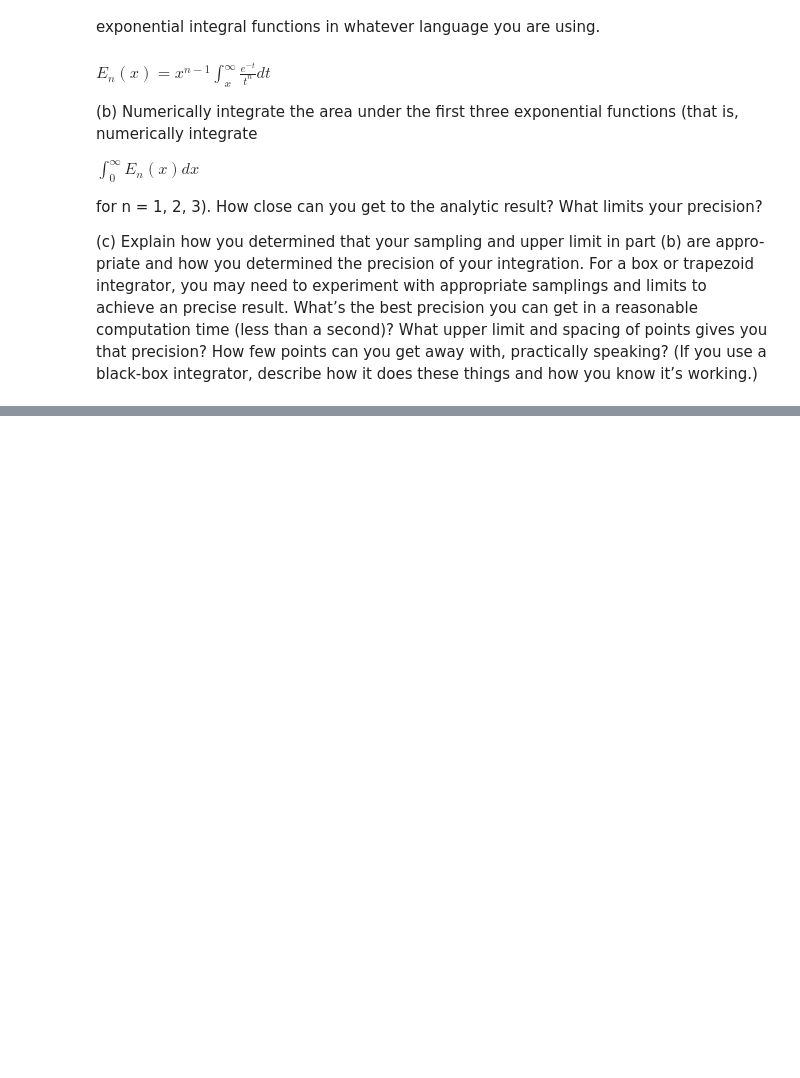
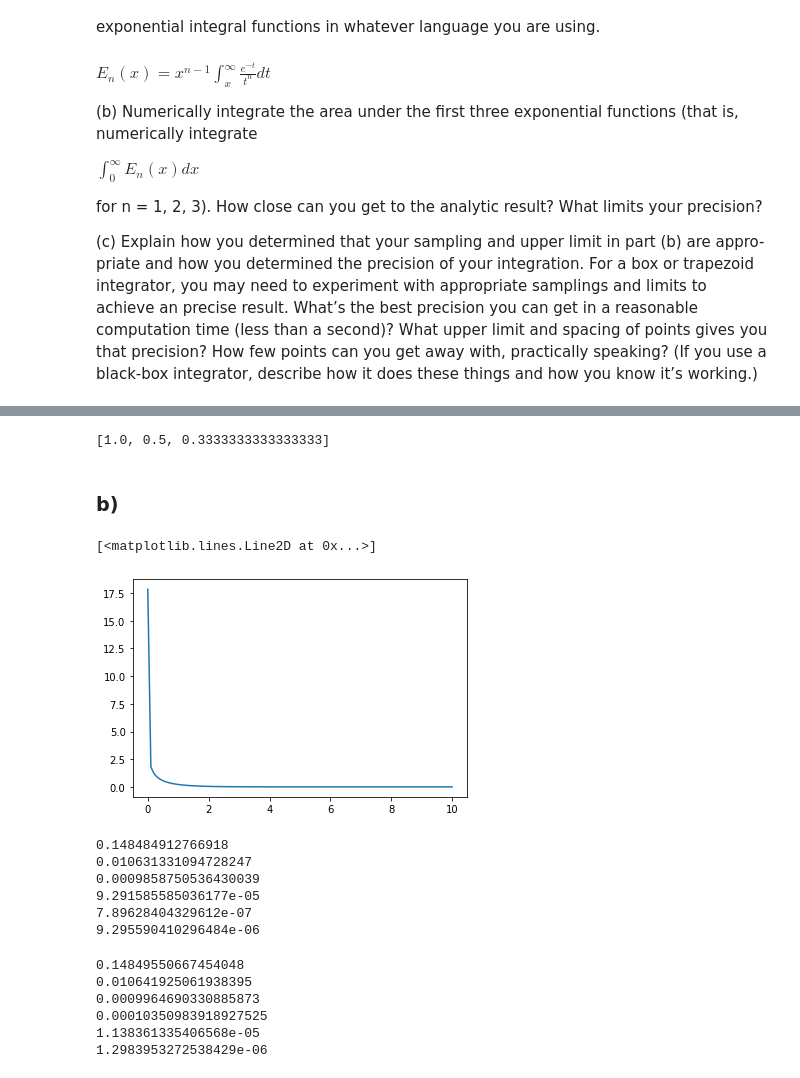
Before and after one commit to kyleneumann/Astro530, a Jupyter notebook: hw3.ipynb, the cells around one changed output, grey strips where cells are left out. Saved outputs shown, nothing was run; the diff lists cells and outputs as text; code cells hidden in the pictures; blank space fills up the shorter version.

```diff
--- a/hw3.ipynb
+++ b/hw3.ipynb
@@ -257,0 +259,13 @@ array([0.21938393, 0.00319823])
+# %%
+intEn
+# %% [output]
+[1.0, 0.5, 0.3333333333333333]
+# %% [markdown]
+### b)
+# %%
+def exp1(x):
+    return expn(1,x)
+def exp2(x):
+    return expn(2,x)
+def exp3(x):
+    return expn(3,x)
@@ -257,0 +291,28 @@ array([0.21938393, 0.00319823])
+# %%
+x = np.linspace(1e-8,10,100)
+plt.plot(x,exp1(x))
+# %% [output]
+[<matplotlib.lines.Line2D at 0x...>]
+[figure, added]
+# %%
+for i in range(6):
+    j=2*i+1
+    print(abs(1-funct_BoxInt(1e-16,j,n_den=1e6,function=exp1)))
+# %% [output]
+0.148484912766918
+0.010631331094728247
+0.0009858750536430039
+9.291585585036177e-05
+7.89628404329612e-07
+9.295590410296484e-06
+# %%
+for i in range(6):
+    j=2*i+1
+    print(abs(1-funct_BoxInt(1e-16,j,n_den=1e6,scale="log",function=exp1)))
+# %% [output]
+0.14849550667454048
+0.010641925061938395
+0.0009964690330885873
+0.00010350983918927525
+1.138361335406568e-05
+1.2983953272538429e-06
```
Also changed, not shown: parts of 11 cells of this notebook, 3 other files.
